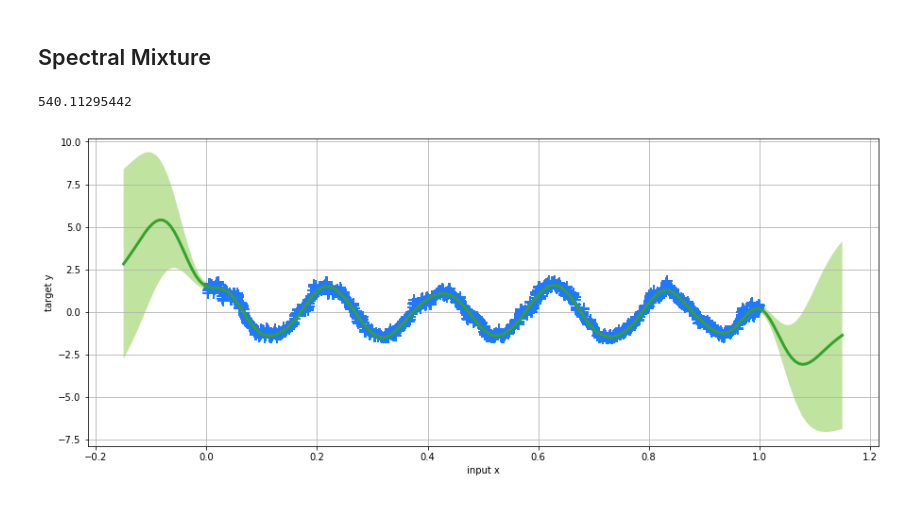
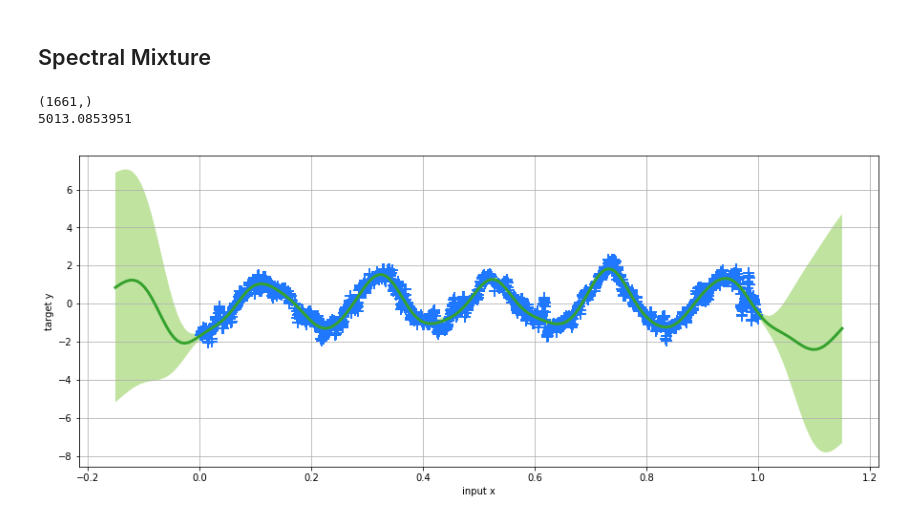
Before and after one commit to rodrigcd/DissolvedOxygenPrediction, a Jupyter notebook: gaussian_process-pygps.ipynb, the cells around one changed output. Cells and saved outputs as stored; diff of their text form; code cells hidden in the pictures.

Commit message:
other plots

```diff
--- a/gaussian_process-pygps.ipynb
+++ b/gaussian_process-pygps.ipynb
@@ -211,19 +211,20 @@ plot_mean_std(test_days, ym, np.sqrt(ys2), test_target)
 ## Spectral Mixture
 # %%
 SM_model = pyGPs.GPR()
-
 SM_kernel = pyGPs.cov.SM(Q=5, D=1)
 #SM_kernel.initSMhypers(train_days, train_target)
 SM_model.setPrior(kernel = SM_kernel)
 hyp = SM_model.covfunc.hyp.tolist()
 SM_kernel = pyGPs.cov.SM(Q=5, hyps=hyp) + pyGPs.cov.Const()
 SM_model.setPrior(kernel = SM_kernel)
 #print(type(SM_model.covfunc.hyp))
-SM_model.getPosterior(train_days, train_input[:,1])
+SM_model.getPosterior(train_days, train_target)
+print(train_input[:,1].shape)
 SM_model.predict(extend_train_days)
 print(SM_model.nlZ)
 SM_model.plot()
 # %% [output]
-540.11295442
+(1661,)
+5013.0853951
-[figure, old version]
+[figure, new version]
 # %%
```
Also changed, not shown: parts of 2 cells of this notebook, 8 other files.
